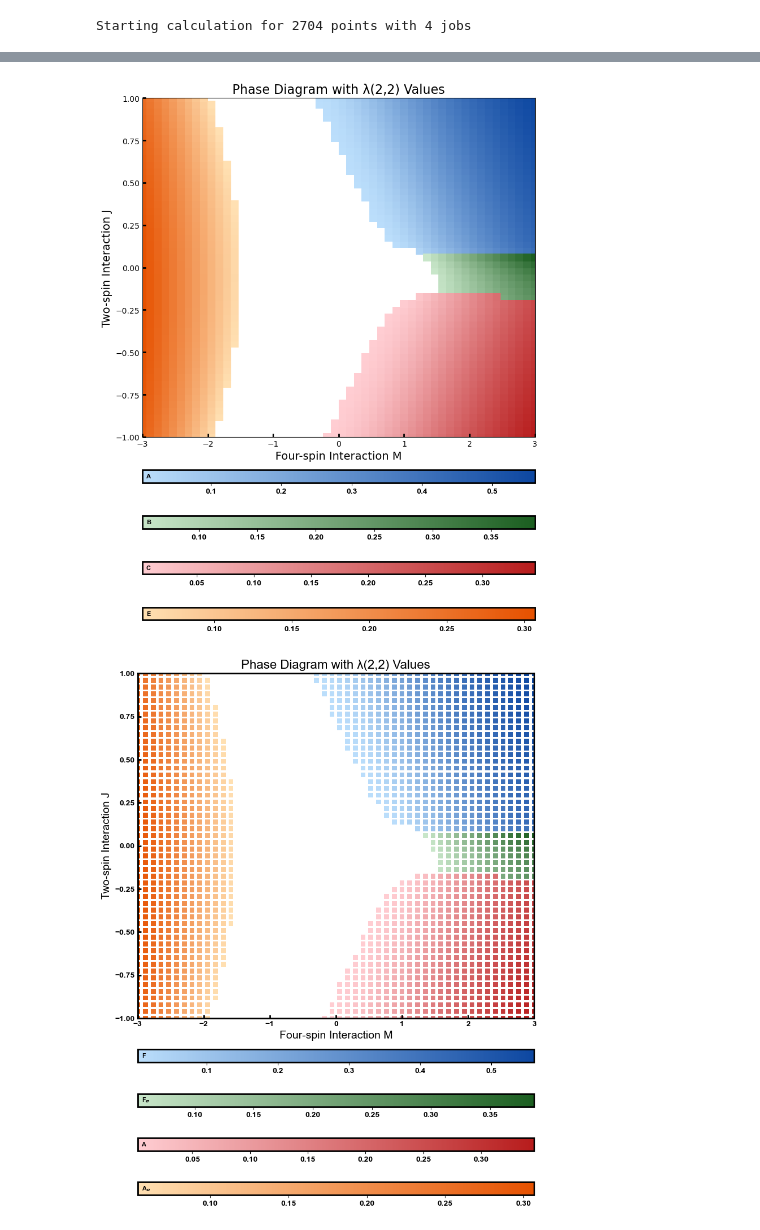
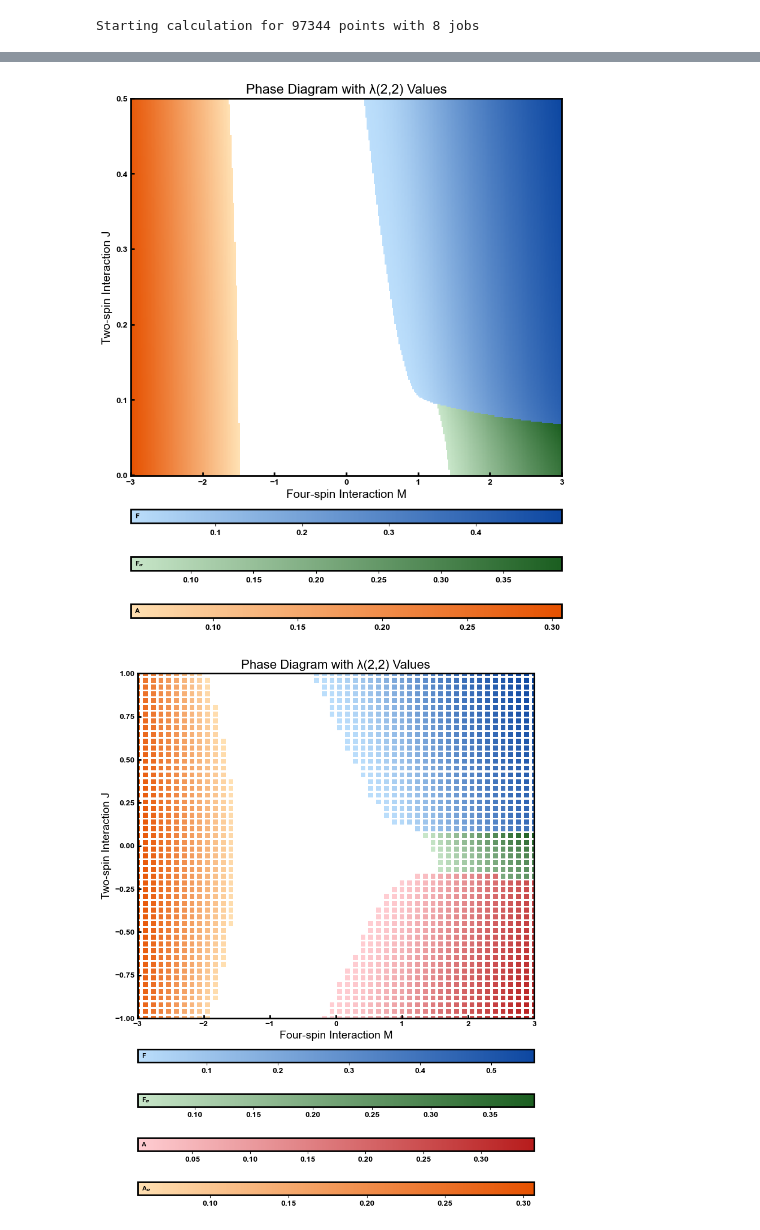
Before and after one commit to erbilcanartun/continuous-ashkin-teller, a Jupyter notebook: phase_diagram_coeff.ipynb, the cells around one changed output, grey strips where cells are left out. Cells and saved outputs as stored; diff of their text form; code cells hidden in the pictures.

```diff
--- a/phase_diagram_coeff.ipynb
+++ b/phase_diagram_coeff.ipynb
@@ -562,8 +564,8 @@ def plot_phase_diagram_with_coeffs(J_values, M_values, phase_dict, coeff_indices
     return fig
 # %%
 # Define parameter space
-n_points = 52
-J_values = np.linspace(-1, 1, num=n_points)  # Range of J values
+n_points = 312
+J_values = np.linspace(-0.001, 0.5, num=n_points)  # Range of J values
 M_values = np.linspace(-3.0, 3.0, num=n_points)  # Range of M values
 
 # Choose which coefficient to track (n,m)
@@ -577,14 +579,14 @@ phase_dict = generate_phase_diagram_joblib(
     coeff_indices=coeff_indices,
     n_max_np=20,
     n_max_mp=10,
-    n_rg_steps=55,
+    n_rg_steps=45,
     b=3,
     d=2,
     history_length=5,
     dps=50,
     path=f"phase_diagram_with_coeff{coeff_indices}_{n_points}.png",
-    n_jobs=4,
+    n_jobs=8,
     only_mp=False,
     show_colorbars=True)
 # %% [output]
-Starting calculation for 2704 points with 4 jobs
+Starting calculation for 97344 points with 8 jobs
@@ -608,4 +610,4 @@ Starting calculation for 2704 points with 4 jobs
-[figure, old version]
+[figure, new version]
 # %%
 fig = plot_phase_diagram_with_coeffs(J_values, M_values, phase_dict,
                                coeff_indices, show_colorbars=True, path=None, marker_size=40)
```
Also changed, not shown: parts of 5 cells of this notebook, 1 other file.
